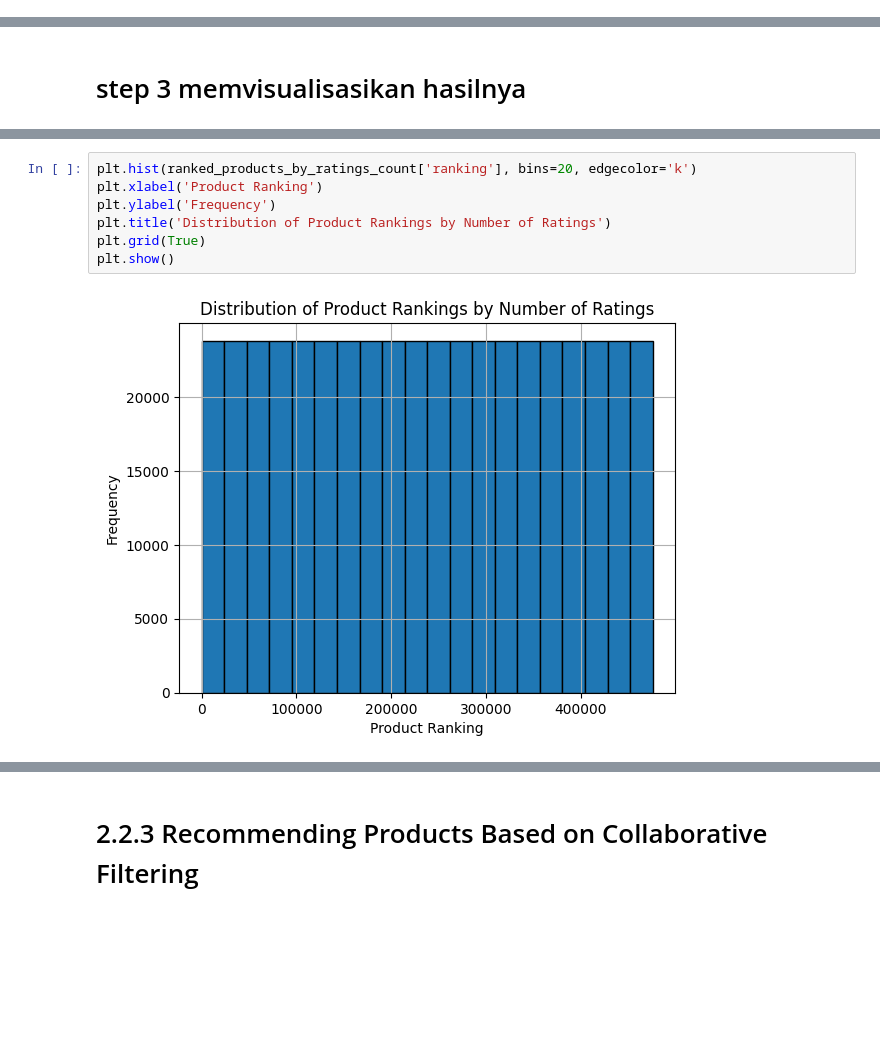
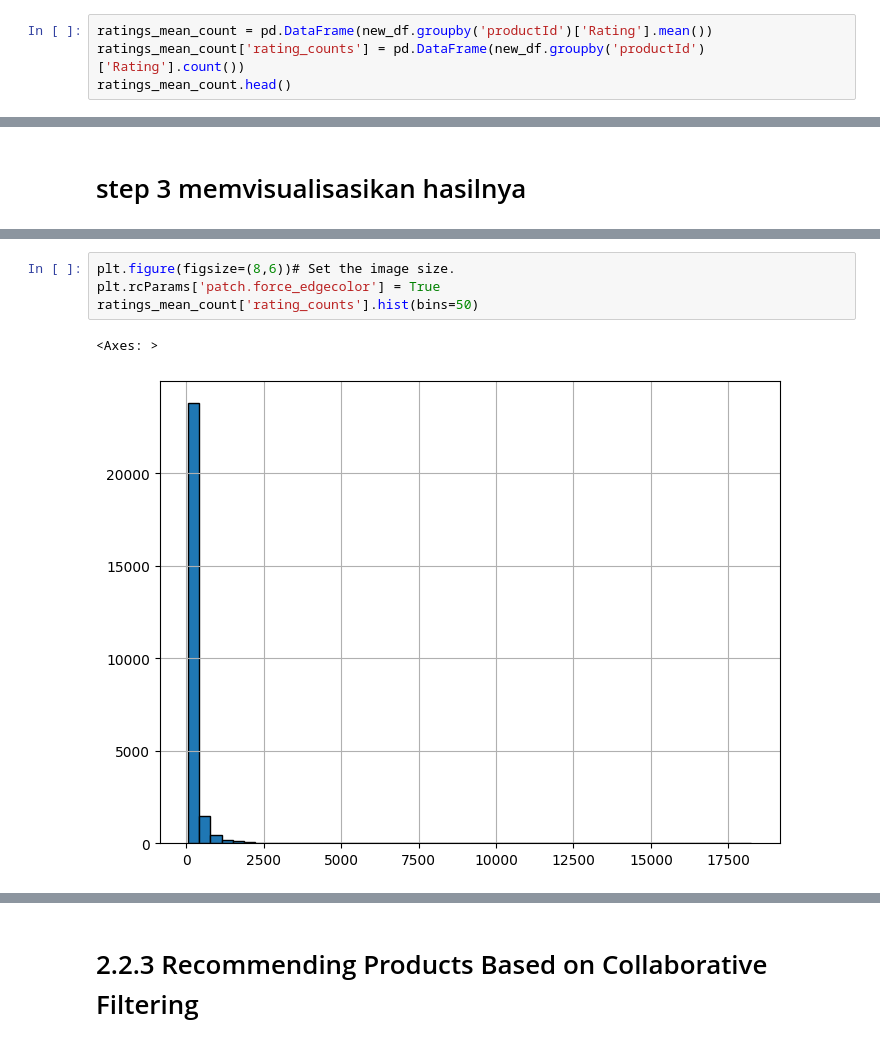
Before and after one commit to msaluck/lab-practice-ml-20232024-1, a Jupyter notebook: 2-H1A021066-MuhammadIlhamIsfadhillah/2-H1A021066-MuhammadIlhamIsfadhillah.ipynb, the cells around one changed output, grey strips where cells are left out. Drawn from its saved outputs; the diff is of its cells as text; blank space fills up the shorter version.

```diff
--- a/2-H1A021066-MuhammadIlhamIsfadhillah/2-H1A021066-MuhammadIlhamIsfadhillah.ipynb
+++ b/2-H1A021066-MuhammadIlhamIsfadhillah/2-H1A021066-MuhammadIlhamIsfadhillah.ipynb
@@ -276,0 +240,4 @@ Recommended Popular Products:
+# %%
+ratings_mean_count = pd.DataFrame(new_df.groupby('productId')['Rating'].mean())
+ratings_mean_count['rating_counts'] = pd.DataFrame(new_df.groupby('productId')['Rating'].count())
+ratings_mean_count.head()
@@ -305,9 +258,7 @@ Rankings of Products by Number of Ratings:
-# %%
-plt.hist(ranked_products_by_ratings_count['ranking'], bins=20, edgecolor='k')
-plt.xlabel('Product Ranking')
-plt.ylabel('Frequency')
-plt.title('Distribution of Product Rankings by Number of Ratings')
-plt.grid(True)
-plt.show()
-# %% [output]
-[figure, removed]
+# %%
+plt.figure(figsize=(8,6))# Set the image size.
+plt.rcParams['patch.force_edgecolor'] = True
+ratings_mean_count['rating_counts'].hist(bins=50)
+# %% [output]
+<Axes: >
+[figure, added]
```
Also changed, not shown: parts of 75 cells of this notebook.
